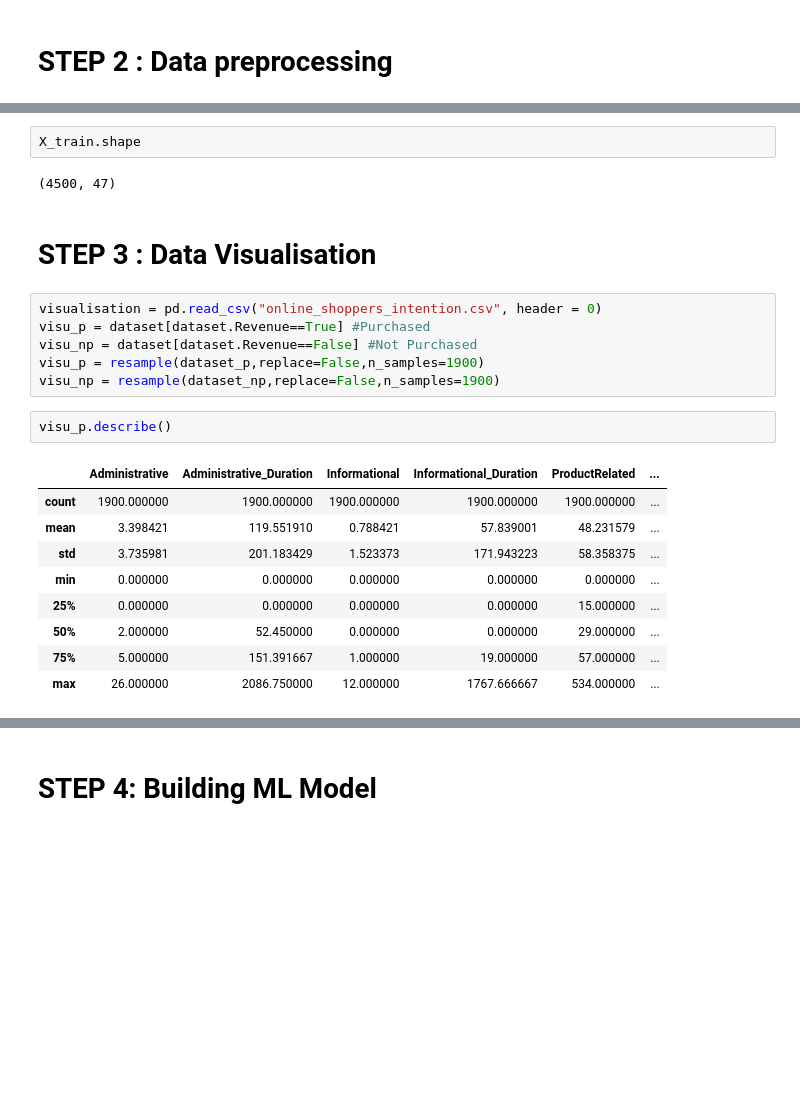
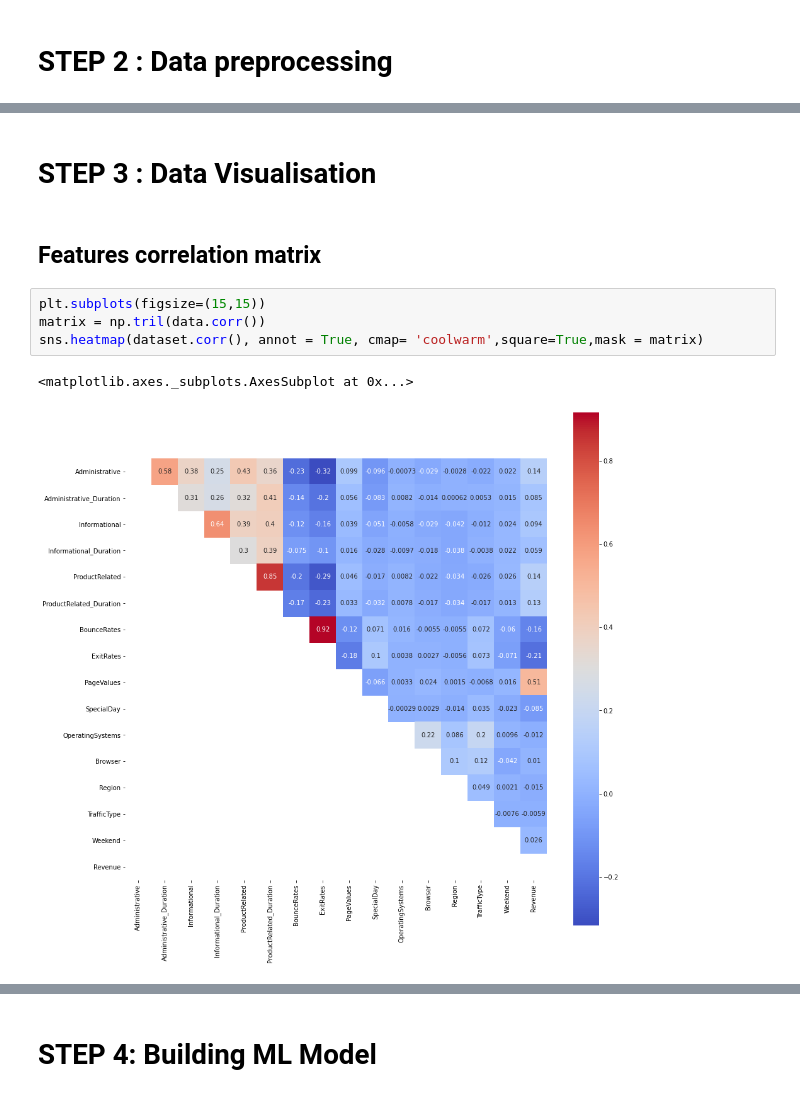
Before and after one commit to kevinlim-fr/Superv_Bin_Class-Online_Shoppers_Purchasing_Intention, a Jupyter notebook: FinalProject-SK1.ipynb, the cells around one changed output, grey strips where cells are left out. Drawn from its saved outputs; the diff is of its cells as text; blank space fills up the shorter version.

```diff
--- a/FinalProject-SK1.ipynb
+++ b/FinalProject-SK1.ipynb
@@ -82,28 +112,15 @@ X_train, X_test, y_train, y_test = train_test_split(X,y,test_size=0.25,random_st
 # Center and normalize the data
 X_train = scalar.transform(X_train)
 X_test = scalar.transform(X_test)
-# %%
-X_train.shape
-# %% [output]
-(4500, 47)
 # %% [markdown]
 # STEP 3 : Data Visualisation
-# %%
-visualisation = pd.read_csv("online_shoppers_intention.csv", header = 0)
-visu_p = dataset[dataset.Revenue==True] #Purchased
-visu_np = dataset[dataset.Revenue==False] #Not Purchased
-visu_p = resample(dataset_p,replace=False,n_samples=1900)
-visu_np = resample(dataset_np,replace=False,n_samples=1900)
-# %%
-visu_p.describe()
-# %% [output]
-|  | Administrative | Administrative_Duration | Informational | Informational_Duration | ProductRelated | ... |
-| count | 1900.000000 | 1900.000000 | 1900.000000 | 1900.000000 | 1900.000000 | ... |
-| mean | 3.398421 | 119.551910 | 0.788421 | 57.839001 | 48.231579 | ... |
-| std | 3.735981 | 201.183429 | 1.523373 | 171.943223 | 58.358375 | ... |
-| min | 0.000000 | 0.000000 | 0.000000 | 0.000000 | 0.000000 | ... |
-| 25% | 0.000000 | 0.000000 | 0.000000 | 0.000000 | 15.000000 | ... |
-| 50% | 2.000000 | 52.450000 | 0.000000 | 0.000000 | 29.000000 | ... |
-| 75% | 5.000000 | 151.391667 | 1.000000 | 19.000000 | 57.000000 | ... |
-| max | 26.000000 | 2086.750000 | 12.000000 | 1767.666667 | 534.000000 | ... |
+# %% [markdown]
+## Features correlation matrix
+# %%
+plt.subplots(figsize=(15,15))
+matrix = np.tril(data.corr())
+sns.heatmap(dataset.corr(), annot = True, cmap= 'coolwarm',square=True,mask = matrix)
+# %% [output]
+<matplotlib.axes._subplots.AxesSubplot at 0x...>
+[figure, added]
 # %% [markdown]
```
Also changed, not shown: parts of 61 cells of this notebook, 5 other files.
